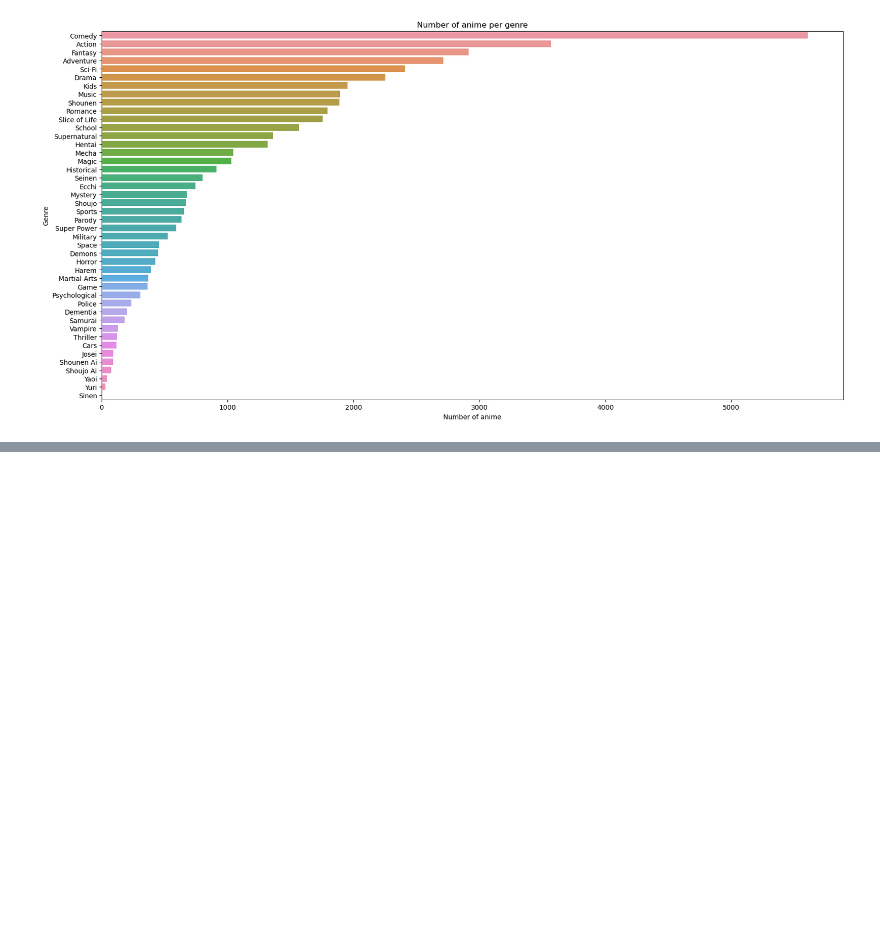
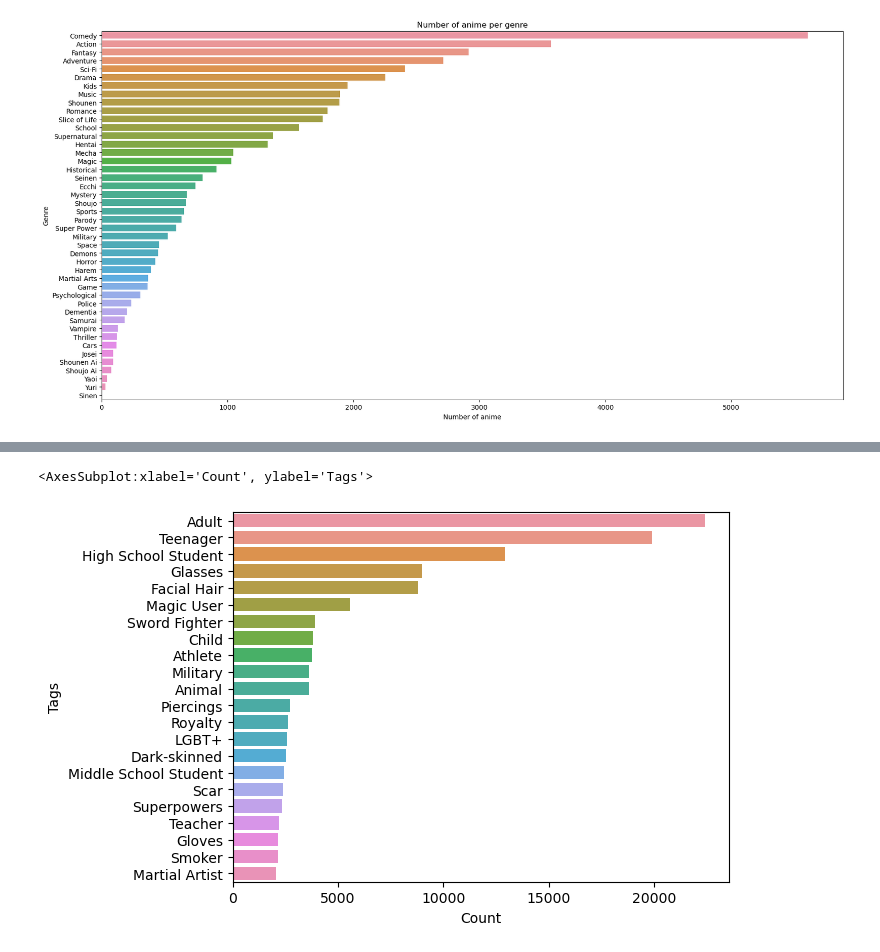
Before and after one commit to com-480-data-visualization/project-2023-vizmoica, a Jupyter notebook: eda_country.ipynb, the cells around one changed output, grey strips where cells are left out. Drawn from its saved outputs; the diff is of its cells as text; code cells hidden in the pictures; blank space fills up the shorter version.

```diff
--- a/eda_country.ipynb
+++ b/eda_country.ipynb
@@ -774,0 +817,9 @@ plt.show()
+# %%
+def safe_literal_eval(node) -> Optional[str]:
+     try:
+         return literal_eval(node)
+     except ValueError:
+         return None
+# %%
+dfChar["Tags"] = dfChar["Tags"].apply(safe_literal_eval)
+dfChar = dfChar.explode("Tags")
@@ -774,0 +835,4 @@ plt.show()
+# %%
+dfChar = dfChar.groupby('Tags').count()
+dfChar.reset_index(inplace=True)
+dfChar.head(5)
@@ -774,0 +846,6 @@ plt.show()
+# %%
+test = dfChar[dfChar["Names"] > 2000]
+test = test.rename(columns={"Names" : "Count"})
+test.sort_values(by=['Count'], ascending=False,inplace=True)
+test = test[(test["Tags"] != "Ponytail") & (test["Tags"] != "Hat") & (test["Tags"] != "Pointy Ears") & (test["Tags"] != "Hair Ribbons") & (test["Tags"] != "Hair Antenna") & (test["Tags"] != "Headband") & (test["Tags"] != "Pigtails")]
+test.head(10)
@@ -774,0 +864,5 @@ plt.show()
+# %%
+sns.barplot(data = test, y = "Tags", x = "Count")
+# %% [output]
+<AxesSubplot:xlabel='Count', ylabel='Tags'>
+[figure, added]
```
Also changed, not shown: parts of 13 cells of this notebook, 1 other file.
